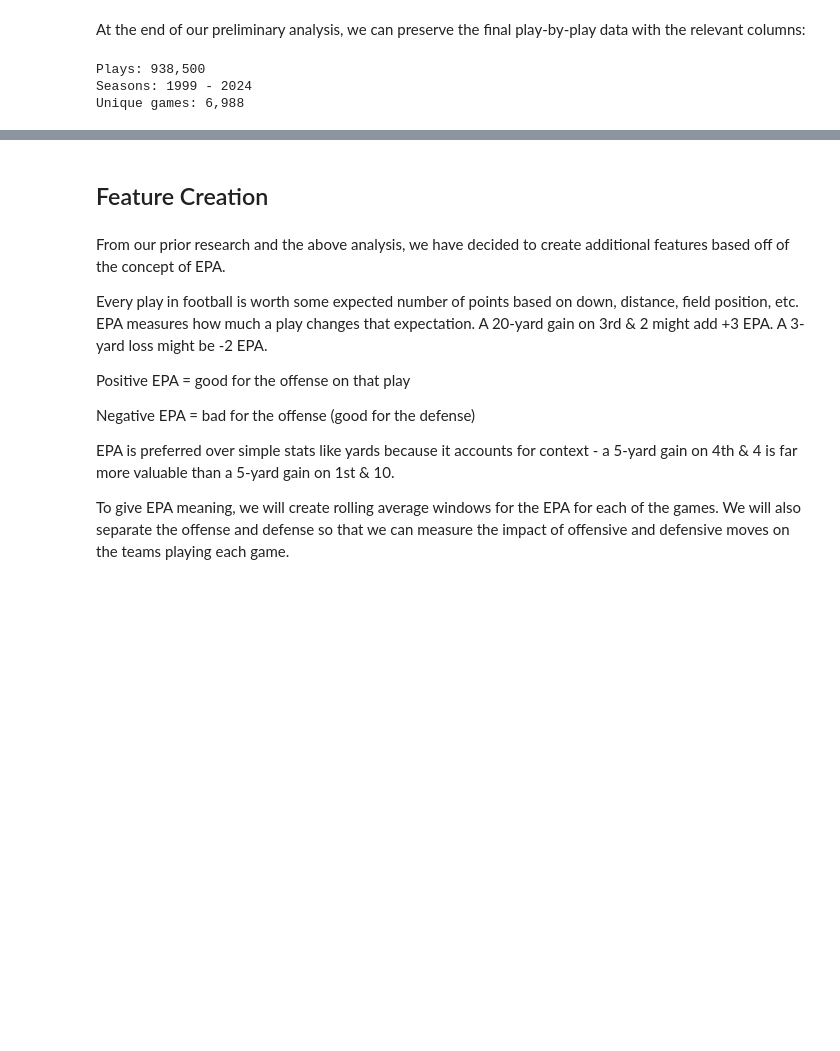
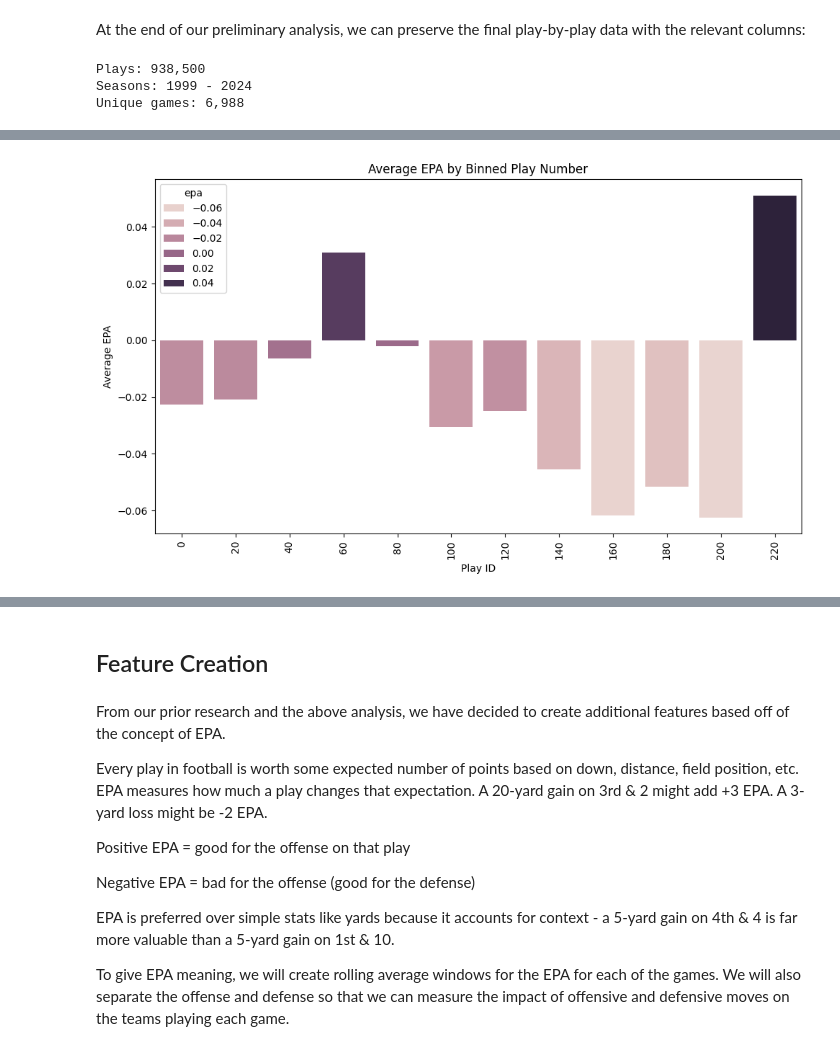
Before and after one commit to nikitajainNU/MSDS422_FinalProject, a Jupyter notebook: notebooks/NFL_EDA_Redone.ipynb, the cells around one changed output, grey strips where cells are left out. Cells and saved outputs as stored; diff of their text form; code cells hidden in the pictures; blank space fills up the shorter version.

```diff
--- a/notebooks/NFL_EDA_Redone.ipynb
+++ b/notebooks/NFL_EDA_Redone.ipynb
@@ -359,0 +409,17 @@ Unique games: 6,988
+# %%
+fig, ax = plt.subplots(figsize=(10, 6))
+
+visual_df["play_id_bin"] = (visual_df["play_id"] // 20) * 20
+epa_by_bin = visual_df.groupby("play_id_bin")["epa"].mean().reset_index()
+
+sns.barplot(data=epa_by_bin, x="play_id_bin", y="epa", ax=ax, hue='epa')
+
+ax.set_xlabel("Play ID")
+ax.set_ylabel("Average EPA")
+ax.set_title("Average EPA by Binned Play Number")
+ax.tick_params(axis="x", rotation=90)
+
+plt.tight_layout()
+plt.show()
+# %% [output]
+[figure, added]
```
Also changed, not shown: parts of 11 cells of this notebook, 1 other file.
